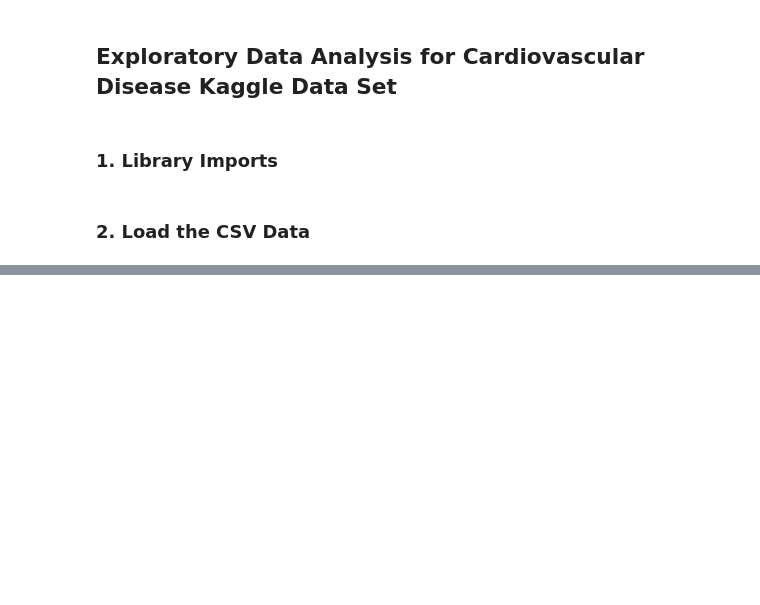
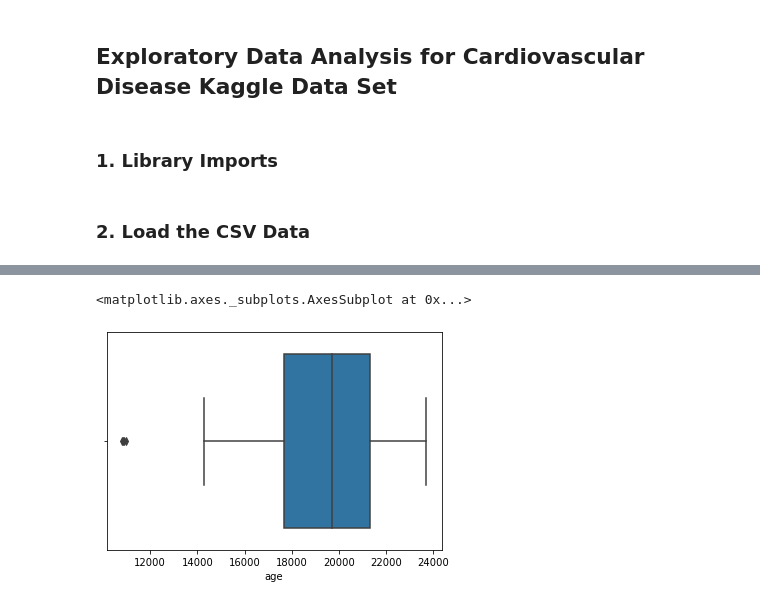
Before and after one commit to RobinsonCW/CardiovascularDiseaseClassification, a Jupyter notebook: src/exploratory_data_analysis/chance/python/Exploratory_Data_Analysis.ipynb, the cells around one changed output, grey strips where cells are left out. Saved outputs shown, nothing was run; the diff lists cells and outputs as text; code cells hidden in the pictures; blank space fills up the shorter version.

```diff
--- a/src/exploratory_data_analysis/chance/python/Exploratory_Data_Analysis.ipynb
+++ b/src/exploratory_data_analysis/chance/python/Exploratory_Data_Analysis.ipynb
@@ -80,0 +168,5 @@ sns.countplot(x='years', hue='cardio', data = df);
+# %%
+sns.boxplot(x=df["age"])
+# %% [output]
+<matplotlib.axes._subplots.AxesSubplot at 0x...>
+[figure, added]
```
Also changed, not shown: parts of 64 cells of this notebook.
